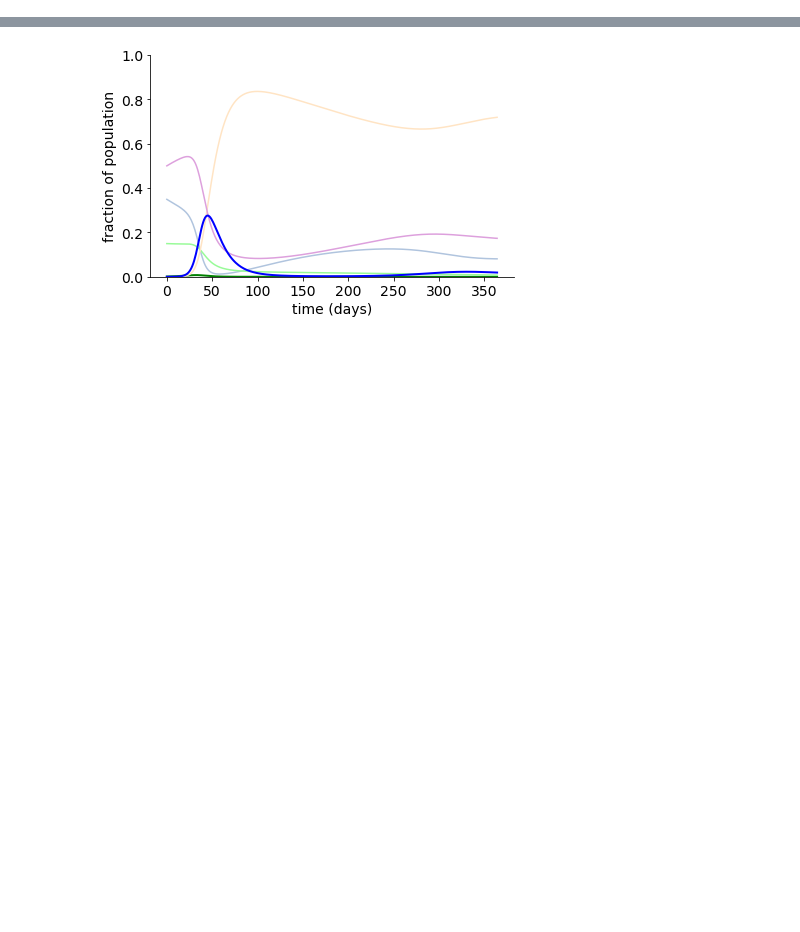
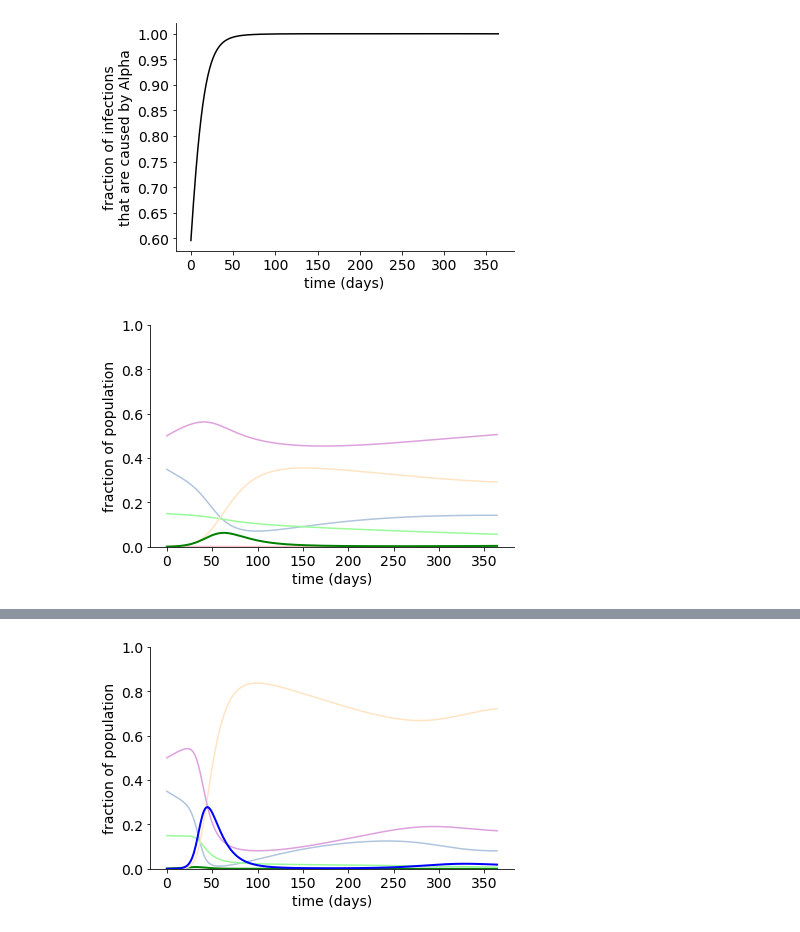
Before and after one commit to dvanegeren/covid-vaccine-preexisting, a Jupyter notebook: run_SIR_model.ipynb, the cells around one changed output, grey strips where cells are left out. Saved outputs shown, nothing was run; the diff lists cells and outputs as text; code cells hidden in the pictures; blank space fills up the shorter version.

```diff
--- a/run_SIR_model.ipynb
+++ b/run_SIR_model.ipynb
@@ -52,7 +52,7 @@ def simulate_evo_vaccine(init, params, t_span, mut_rate, pop_size):
     return((np.concatenate([pre_t, post_mut.t]), np.concatenate([pre_y, post_mut.y], axis=1)))
 # %%
 #Fig. 1B-C
-R0_val = 2
+R0_val = 3.32
 
 # B.1.1.7 params
 mutation_emerg_rate = 0 #prob per new infection of new strain appearing
@@ -75,34 +75,37 @@ test = simulate_evo_vaccine(init_cond, params, t_span, mutation_emerg_rate, tota
 test = (test[0], np.maximum(test[1], 0))
 
 plt.figure()
 plt.plot(test[0], test[1][3,:]/(test[1][3,:]+test[1][1,:]), color="k")
 plt.xlabel("time (days)", fontsize=14)
-plt.ylabel("fraction of infections\nthat are caused by B.1.1.7", fontsize=14)
+plt.ylabel("fraction of infections\nthat are caused by Alpha", fontsize=14)
 plt.yticks(fontsize=14)
 plt.xticks(fontsize=14)
 sns.despine()
 plt.tight_layout()
-#plt.savefig(..., transparent=True)
+#plt.savefig("./manuscript_SHORT/figures/raw_panels/b117_dom.eps", transparent=True)
 plt.show()
 
 plt.figure()
 plt.plot(test[0], test[1][0,:], label="S", color="lightsteelblue")
 plt.plot(test[0], test[1][1,:], label="I", color="pink", lw=2)
 plt.plot(test[0], test[1][2,:], label="R", color="palegreen")
 
 plt.plot(test[0], test[1][4,:], label="R_mut", color="bisque")
 plt.plot(test[0], test[1][5,:], label="V", color="plum")
 plt.plot(test[0], test[1][3,:], label="I_mut", color="green", lw=2)
 #plt.plot(test[0], np.sum(test[1], axis=0), label="all")
 plt.ylim([0,1])
 #plt.legend()
 plt.ylabel("fraction of population", fontsize=14)
 plt.xlabel("time (days)", fontsize=14)
 plt.yticks(fontsize=14)
 plt.xticks(fontsize=14)
 sns.despine()
 plt.tight_layout()
 #plt.savefig(..., transparent=True)
 plt.show()
+# %% [output]
+[figure, added]
+[figure, added]
 # %%
 #Fig. 1D
```
Also changed, not shown: parts of 6 cells of this notebook.
